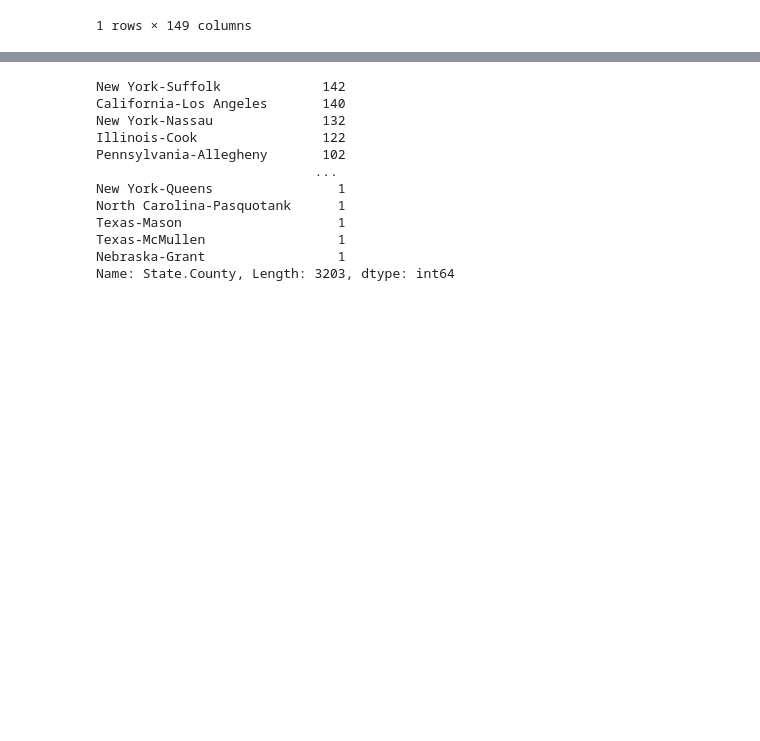
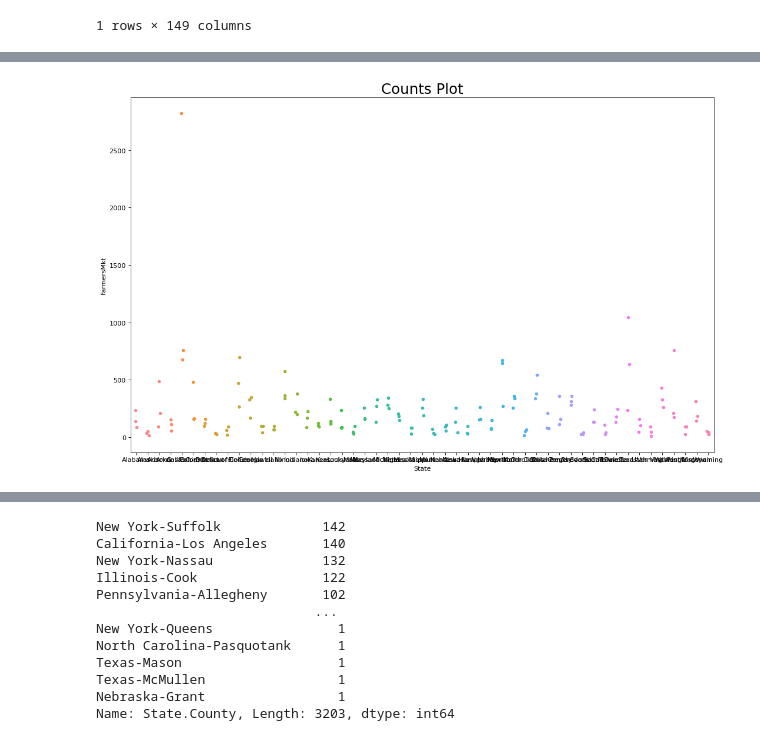
Before and after one commit to priyamittal96/project_1, a Jupyter notebook: Sun9pm notebooks/Priya22.ipynb, the cells around one changed output, grey strips where cells are left out. Saved outputs shown, nothing was run; the diff lists cells and outputs as text; code cells hidden in the pictures; blank space fills up the shorter version.

```diff
--- a/Sun9pm notebooks/Priya22.ipynb
+++ b/Sun9pm notebooks/Priya22.ipynb
@@ -358,0 +432,3 @@ desertdf5.loc[desertdf5["State.County"]  == "California-Santa Clara",:]
+# %%
+sbs = sb[['State',"Brand"]]
+sbs.head()
@@ -358,0 +453,5 @@ desertdf5.loc[desertdf5["State.County"]  == "California-Santa Clara",:]
+# %%
+dfs = [fasts,sbs,farmer ]
+# %%
+counts = functools.reduce(lambda left,right: pd.merge(left,right,on='State'), dfs)
+counts.head()
@@ -358,0 +465,3 @@ desertdf5.loc[desertdf5["State.County"]  == "California-Santa Clara",:]
+# %%
+counts1 = counts.rename(columns={'keys':'FastFood','Brand':'Sbux','FMID':'FarmersMkt'})
+counts1.head(5)
@@ -358,0 +475,12 @@ desertdf5.loc[desertdf5["State.County"]  == "California-Santa Clara",:]
+# %%
+fig, ax = plt.subplots(figsize=(16,10), dpi= 80)
+sns.stripplot(counts1.State, counts1.FastFood, ax=ax)
+sns.stripplot(counts1.State, counts1.Sbux, ax=ax)
+sns.stripplot(counts1.State, counts1.FarmersMkt, ax=ax)
+
+
+# Decorations
+plt.title('Counts Plot', fontsize=22)
+plt.show()
+# %% [output]
+[figure, added]
```
Also changed, not shown: parts of 16 cells of this notebook, 3 other files.
